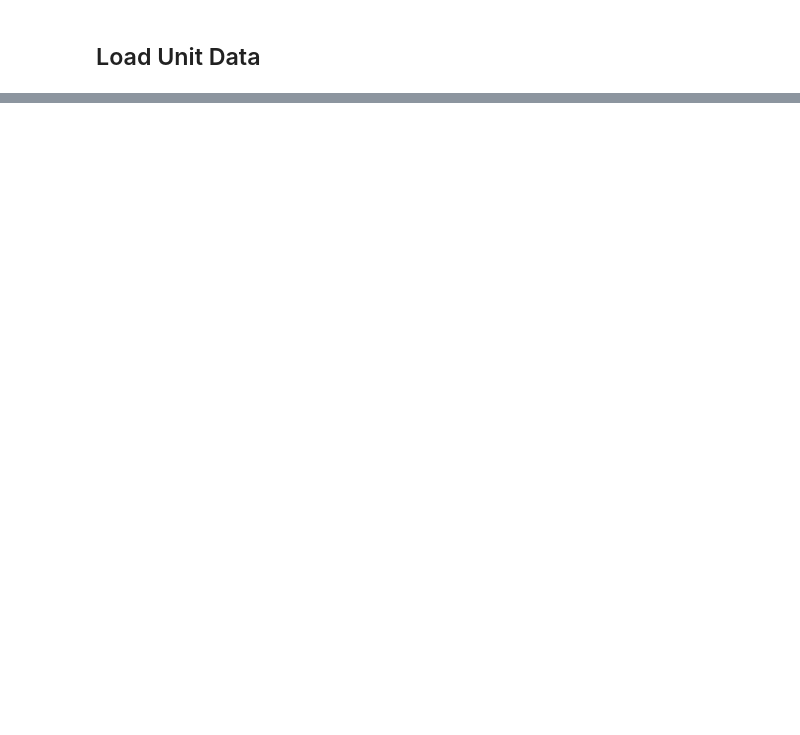
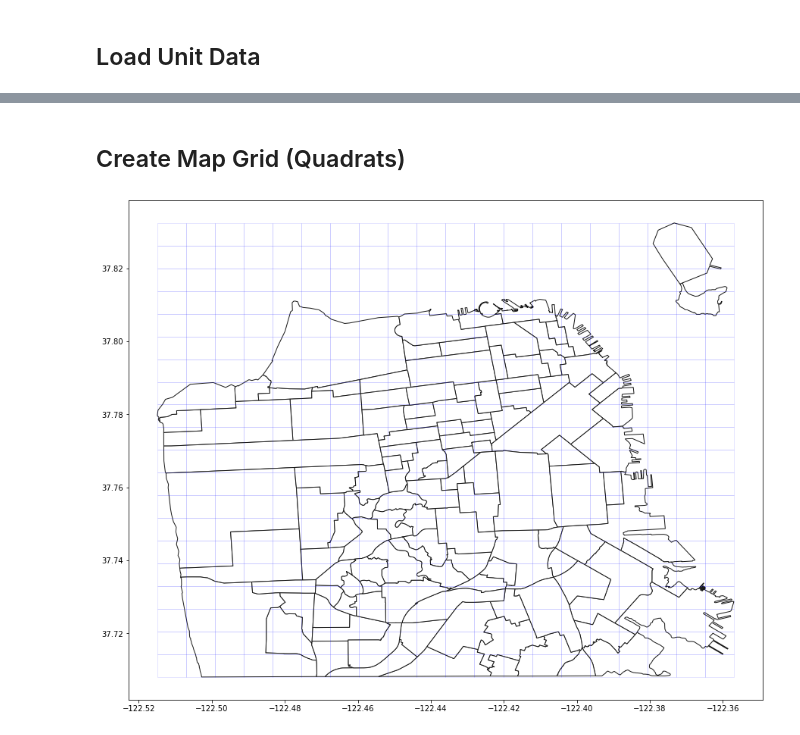
Before and after one commit to mjgood4/firstrespondersites, a Jupyter notebook: research/eda/manderson334/notebooks/Unit Responses.ipynb, the cells around one changed output, grey strips where cells are left out. Saved outputs shown, nothing was run; the diff lists cells and outputs as text; code cells hidden in the pictures; blank space fills up the shorter version.

```diff
--- a/research/eda/manderson334/notebooks/Unit Responses.ipynb
+++ b/research/eda/manderson334/notebooks/Unit Responses.ipynb
@@ -83,0 +108,39 @@ unit_response_data['unit_desc'] = unit_response_data['unit_type'] + '-' + unit_r
+# %% [markdown]
+## Create Map Grid (Quadrats)
+# %%
+# create quadrat grid
+
+from shapely.geometry import Polygon
+
+# get dimensions of current region
+xmin, ymin, xmax, ymax = sf_neighborhoods.geometry.total_bounds
+step_size = 20
+step_x = (xmax - xmin) / step_size
+step_y = (ymax - ymin) / step_size
+
+# create a single column of x and y, to later cross product
+x_left = np.arange(xmin, xmax, step_x)
+x_df = pd.DataFrame(np.column_stack((x_left,x_left + step_x)), columns=['x_left', 'x_right'])
+y_top = np.arange(ymax, ymin, -step_y)
+y_df = pd.DataFrame(np.column_stack((y_top, y_top - step_y)), columns=['y_top', 'y_bottom'])
+
+# cross product dummy cols
+x_df['dummy'] = 1
+y_df['dummy'] = 1
+
+# cross-product to get the grid polygons
+grid_polygons = x_df.merge(y_df, on='dummy', how='inner').drop("dummy", axis=1)
+grid_polygons
+
+# plot the quadrats
+plt.rcParams["figure.figsize"]=15,15
+grid_poly = geo_pd.GeoSeries(grid_polygons.apply(lambda d: Polygon([
+    (d.x_left, d.y_top),
+    (d.x_left, d.y_bottom),
+    (d.x_right, d.y_bottom),
+    (d.x_right, d.y_top)]), axis = 1))
+
+full_plot = sf_neighborhoods.plot(color="white", edgecolor="black")
+_ = grid_poly.plot(ax = full_plot, color="white", edgecolor="blue", alpha=0.1)
+# %% [output]
+[figure, added]
```
Also changed, not shown: parts of 14 cells of this notebook.
